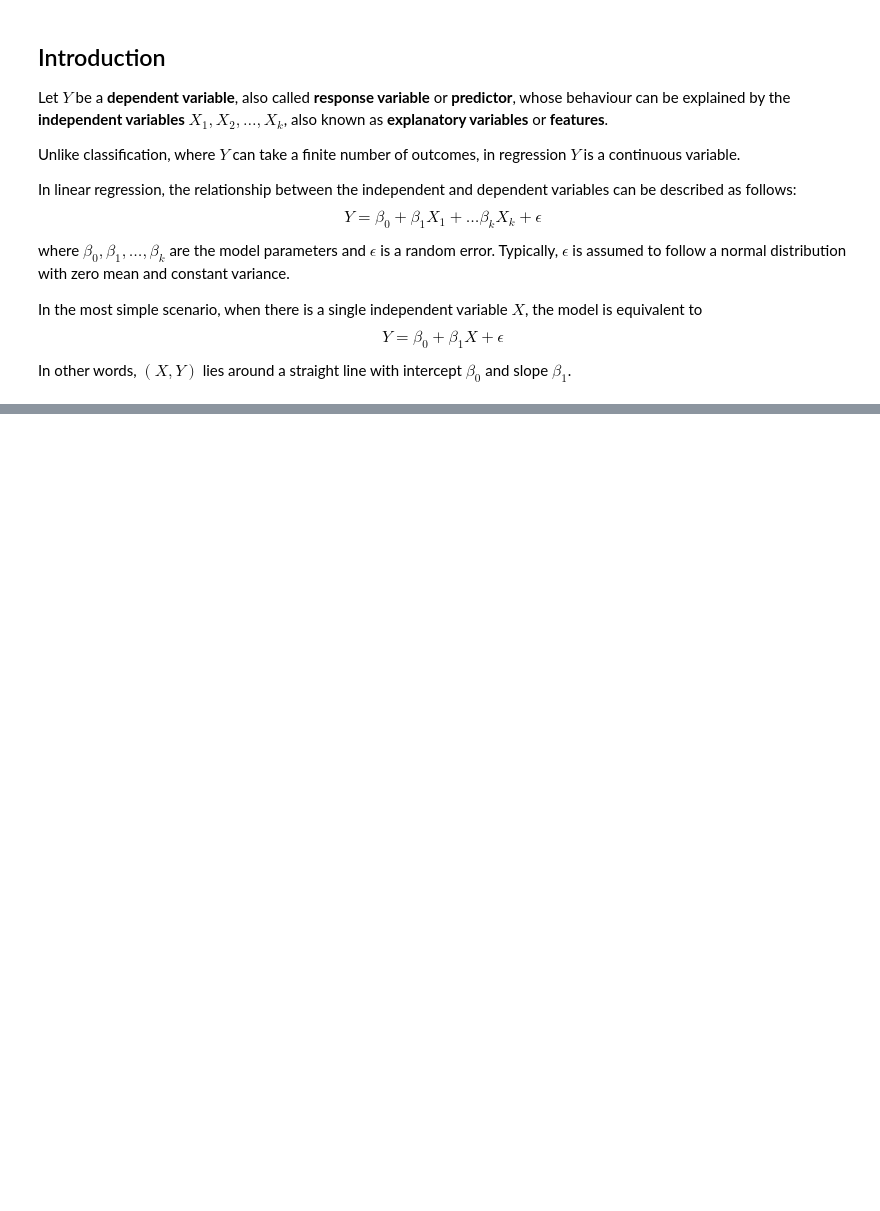
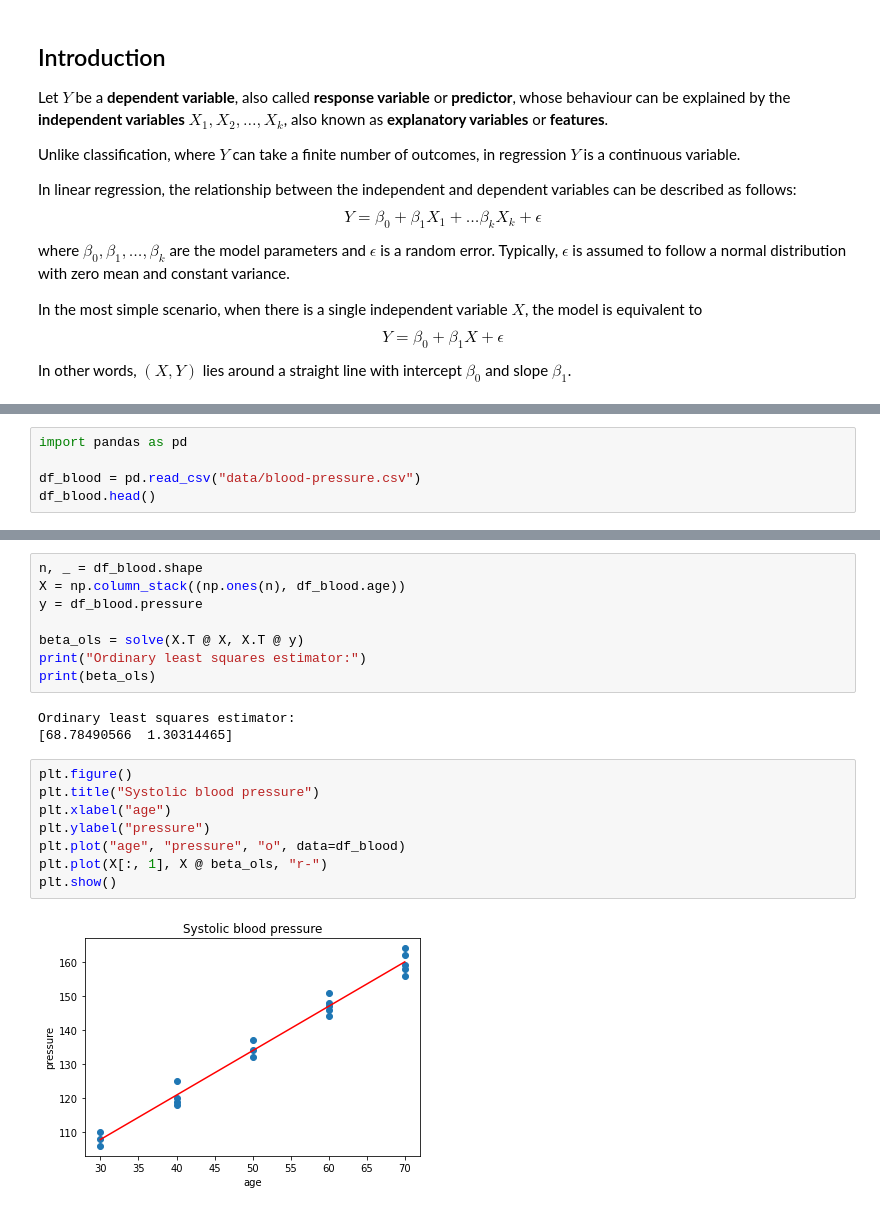
Before and after one commit to vdae2304/ML-DL, a Jupyter notebook: Regression/Linear regression.ipynb, the cells around one changed output, grey strips where cells are left out. Saved outputs shown, nothing was run; the diff lists cells and outputs as text; blank space fills up the shorter version.

Commit message:
Add systolic blood pressure example

```diff
--- a/Regression/Linear regression.ipynb
+++ b/Regression/Linear regression.ipynb
@@ -94,0 +96,5 @@ plt.show()
+# %%
+import pandas as pd
+
+df_blood = pd.read_csv("data/blood-pressure.csv")
+df_blood.head()
@@ -94,0 +108,21 @@ plt.show()
+# %%
+n, _ = df_blood.shape
+X = np.column_stack((np.ones(n), df_blood.age))
+y = df_blood.pressure
+
+beta_ols = solve(X.T @ X, X.T @ y)
+print("Ordinary least squares estimator:")
+print(beta_ols)
+# %% [output]
+Ordinary least squares estimator:
+[68.78490566  1.30314465]
+# %%
+plt.figure()
+plt.title("Systolic blood pressure")
+plt.xlabel("age")
+plt.ylabel("pressure")
+plt.plot("age", "pressure", "o", data=df_blood)
+plt.plot(X[:, 1], X @ beta_ols, "r-")
+plt.show()
+# %% [output]
+[figure, added]
```
Also changed, not shown: parts of 6 cells of this notebook, 1 other file.
